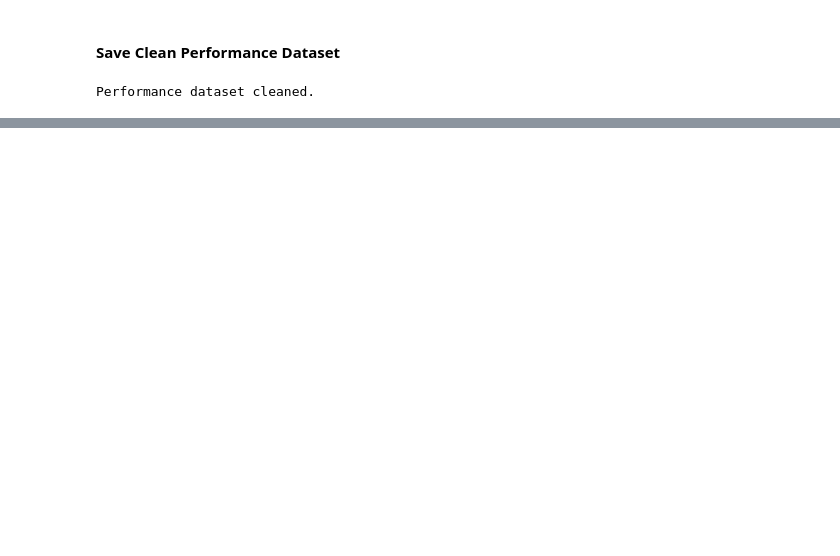
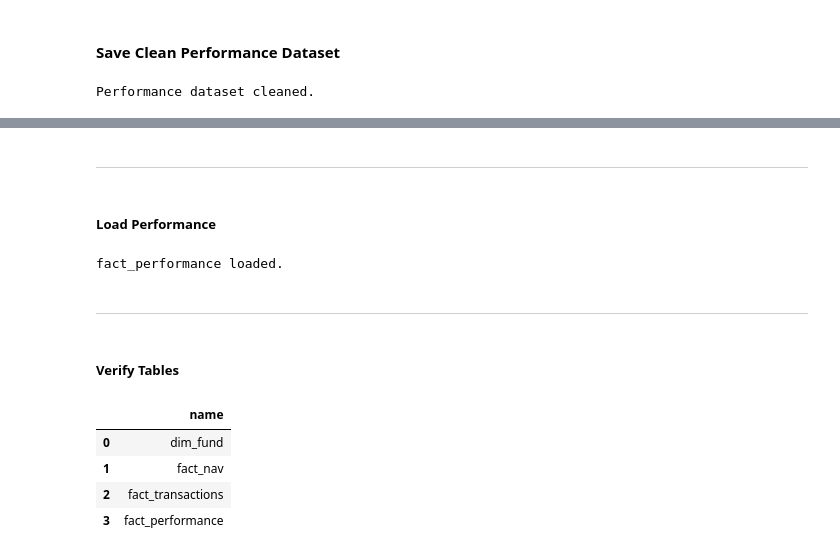
Before and after one commit to Aalokkrsingh/Bluestock-mf-capstone, a Jupyter notebook: notebooks/02_data_cleaning.ipynb, the cells around one changed output, grey strips where cells are left out. Drawn from its saved outputs; the diff is of its cells as text; code cells hidden in the pictures; blank space fills up the shorter version.

```diff
--- a/notebooks/02_data_cleaning.ipynb
+++ b/notebooks/02_data_cleaning.ipynb
@@ -373,0 +514,37 @@ Performance dataset cleaned.
+# %% [markdown]
+-------
+# %% [markdown]
+##### **Load Performance**
+# %%
+perf_df.to_sql(
+    'fact_performance',
+    engine,
+    if_exists='replace',
+    index=False
+)
+
+print("fact_performance loaded.")
+# %% [output]
+fact_performance loaded.
+# %% [markdown]
+--------
+# %% [markdown]
+##### **Verify Tables**
+# %%
+conn = sqlite3.connect("../data/db/bluestock_mf.db")
+
+query = """
+SELECT name
+FROM sqlite_master
+WHERE type='table';
+"""
+
+tables = pd.read_sql(query, conn)
+
+tables
+# %% [output]
+|  | name |
+| 0 | dim_fund |
+| 1 | fact_nav |
+| 2 | fact_transactions |
+| 3 | fact_performance |
```
Also changed, not shown: parts of 63 cells of this notebook, 4 other files.
